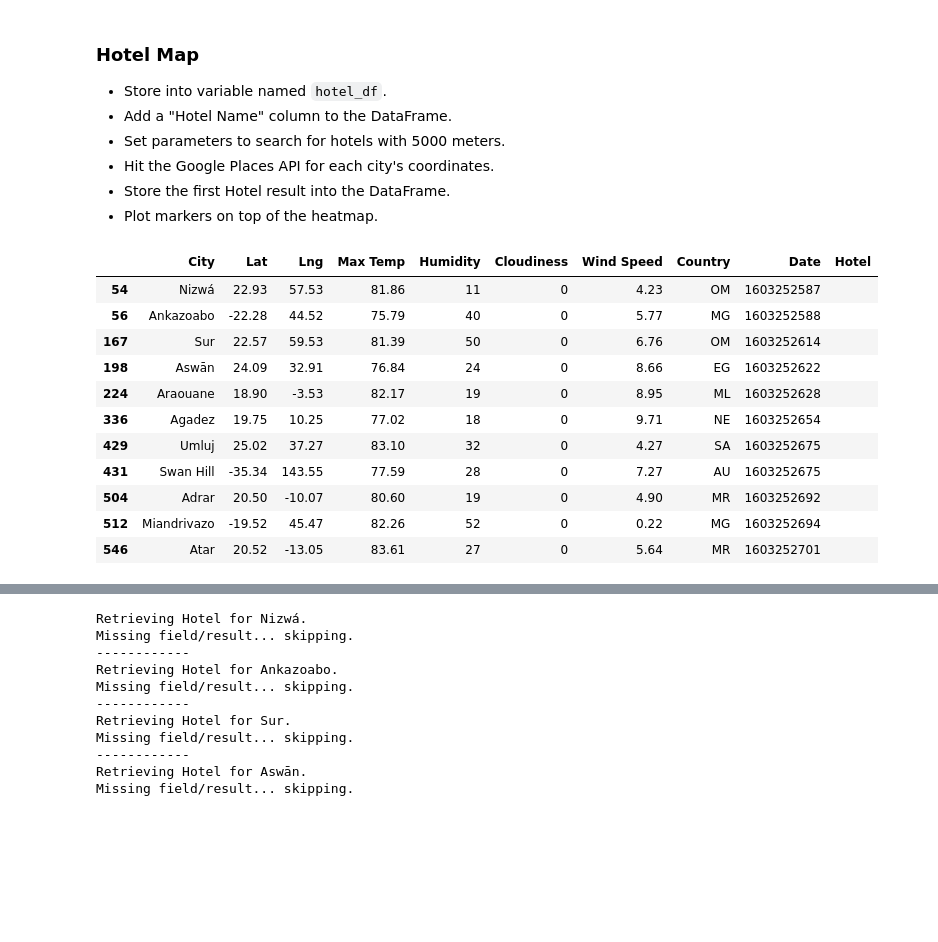
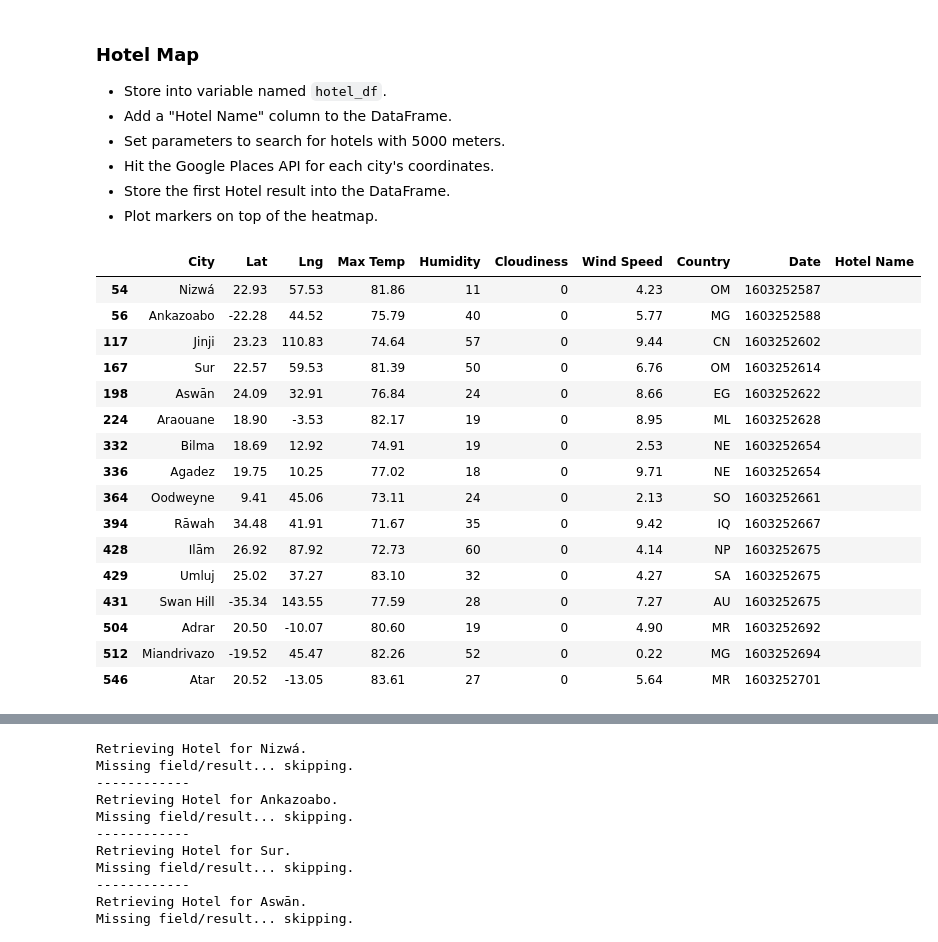
Before and after one commit to paulywog13/python-api-challenge, a Jupyter notebook: VacationPy/VacationPy.ipynb, the cells around one changed output, grey strips where cells are left out. Saved outputs shown, nothing was run; the diff lists cells and outputs as text; code cells hidden in the pictures; blank space fills up the shorter version.

Commit message:
Hotels Found!

```diff
--- a/VacationPy/VacationPy.ipynb
+++ b/VacationPy/VacationPy.ipynb
@@ -56,7 +56,7 @@ fig
 * Narrow down the cities to fit weather conditions.
 * Drop any rows will null values.
 # %%
-perfect_cities = cities_data.loc[(cities_data['Max Temp']<=85)&(cities_data['Max Temp']>=75)&(cities_data["Wind Speed"]<=10)&(cities_data["Humidity"]<=60)&(cities_data["Cloudiness"]==0)]
+perfect_cities = cities_data.loc[(cities_data['Max Temp']<=85)&(cities_data['Max Temp']>=70)&(cities_data["Wind Speed"]<=10)&(cities_data["Humidity"]<=60)&(cities_data["Cloudiness"]==0)]
 perfect_cities.to_csv("output_data_vacation/perfect_cities.csv", index = False, header = True)
 perfect_cities
 # %% [output]
@@ -82,16 +87,21 @@ perfect_cities
 * Plot markers on top of the heatmap.
 # %%
 hotel_df = perfect_cities.copy()
-hotel_df["Hotel"] = ''
+hotel_df["Hotel Name"] = ''
 hotel_df
 # %% [output]
-|  | City | Lat | Lng | Max Temp | Humidity | Cloudiness | Wind Speed | Country | Date | Hotel |
+|  | City | Lat | Lng | Max Temp | Humidity | Cloudiness | Wind Speed | Country | Date | Hotel Name |
 | 54 | Nizwá | 22.93 | 57.53 | 81.86 | 11 | 0 | 4.23 | OM | 1603252587 |  |
 | 56 | Ankazoabo | -22.28 | 44.52 | 75.79 | 40 | 0 | 5.77 | MG | 1603252588 |  |
+| 117 | Jinji | 23.23 | 110.83 | 74.64 | 57 | 0 | 9.44 | CN | 1603252602 |  |
 | 167 | Sur | 22.57 | 59.53 | 81.39 | 50 | 0 | 6.76 | OM | 1603252614 |  |
 | 198 | Aswān | 24.09 | 32.91 | 76.84 | 24 | 0 | 8.66 | EG | 1603252622 |  |
 | 224 | Araouane | 18.90 | -3.53 | 82.17 | 19 | 0 | 8.95 | ML | 1603252628 |  |
+| 332 | Bilma | 18.69 | 12.92 | 74.91 | 19 | 0 | 2.53 | NE | 1603252654 |  |
 | 336 | Agadez | 19.75 | 10.25 | 77.02 | 18 | 0 | 9.71 | NE | 1603252654 |  |
+| 364 | Oodweyne | 9.41 | 45.06 | 73.11 | 24 | 0 | 2.13 | SO | 1603252661 |  |
+| 394 | Rāwah | 34.48 | 41.91 | 71.67 | 35 | 0 | 9.42 | IQ | 1603252667 |  |
+| 428 | Ilām | 26.92 | 87.92 | 72.73 | 60 | 0 | 4.14 | NP | 1603252675 |  |
 | 429 | Umluj | 25.02 | 37.27 | 83.10 | 32 | 0 | 4.27 | SA | 1603252675 |  |
 | 431 | Swan Hill | -35.34 | 143.55 | 77.59 | 28 | 0 | 7.27 | AU | 1603252675 |  |
 | 504 | Adrar | 20.50 | -10.07 | 80.60 | 19 | 0 | 4.90 | MR | 1603252692 |  |
```
Also changed, not shown: parts of 7 cells of this notebook, 2 other files.
